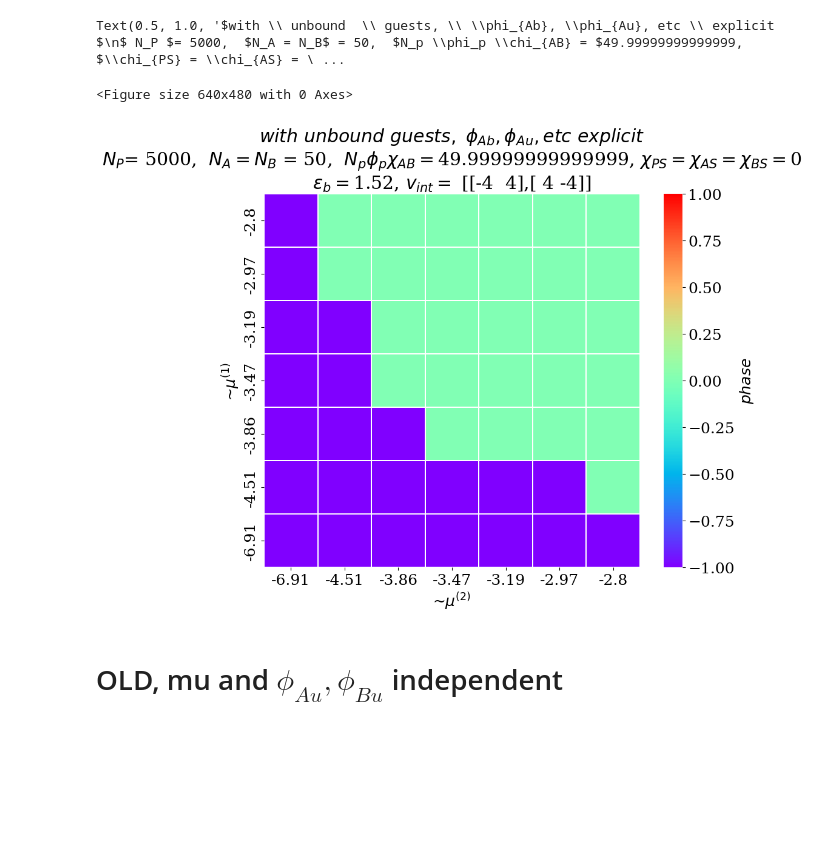
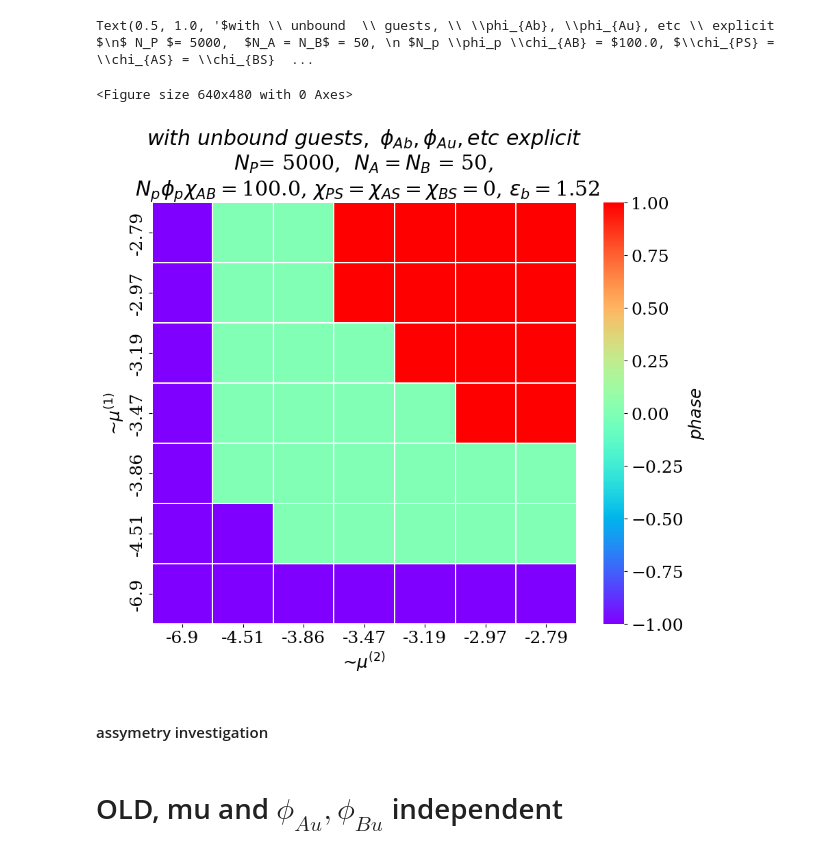
Before and after one commit to tmhabte/wlcsim_membrane, a Jupyter notebook: explicit_binder/spinodal_calc.ipynb, the cells around one changed output. Saved outputs shown, nothing was run; the diff lists cells and outputs as text; code cells hidden in the pictures; blank space fills up the shorter version.

```diff
--- a/explicit_binder/spinodal_calc.ipynb
+++ b/explicit_binder/spinodal_calc.ipynb
@@ -12,6 +12,10 @@ import matplotlib as mpl
 
 n_bind = 2 #types of proteins/marks
 e_m = np.array([1.52, 1.52]) #binding energy FOR F_BIND_ALT
+# e_m = np.array([2, 2]) #binding energy FOR F_BIND_ALT
+# e_m = np.array([1, 1]) #binding energy FOR F_BIND_ALT
+# e_m = np.array([4, 4]) #binding energy FOR F_BIND_ALT
+
 # e_m = np.array([0.52, 0.52]) #binding energy FOR F_BIND_ALT
 v_int =  np.array([[-4, 4], [4, -4]])
 phi_p = 0.6
@@ -45,7 +49,7 @@ b_P = 1
 b_A = b_P
 b_B = b_P
 
-chi_AB = 50/(N_P*phi_p)
+chi_AB = 100/(N_P*phi_p)
 
 psol = Polymer_soln(n_bind, v_int, e_m, phi_p, phi_s, \
                     poly_marks, v_s, v_p, v_A, v_B, N_P, N_A, N_B,
@@ -101,12 +186,15 @@ for i in range(len(phi_Au_arr)):
         # mu = [mu1, mu2]
         # print("mu: ", mu)
         s_bnd_A = sA_mat[i,j]
-        s_bnd_B = sA_mat[i,j]
+        s_bnd_B = sB_mat[i,j]
 
         phi_Au = phi_Au_mat[i,j]
         phi_Bu = phi_Bu_mat[i,j]
 
         phius = [phi_Au, phi_Bu]
+        # if i == 0 and j == len(phi_Au_arr)-1:
+        #     print("SA: ", s_bnd_A)
+        #     print("SB: ", s_bnd_B)
         for ik, k in enumerate(k_vec):
 
             # print(k)
@@ -198,57 +306,41 @@ array([-6.90622928, -4.50835002, -3.86173803, -3.47228768, -3.19271654,
 fig = plt.figure()
 plt.figure(figsize=(10,8))
 
 font = {'family' : 'serif',
         'weight':'normal',
         'size': 18}
 plt.rc('font', **font)
 
-
-# min_ind = 0
-# max_ind = -1
-
-# plt.scatter(phi_Au_array[np.where(multi_soln_mus == 1)[0]],phi_Bu_array[np.where(multi_soln_mus == 1)[1]])
-# k_ind = 20
-#     poly_fluc = min_eigvec_arr_allk[:,:,0]
-#     poly_fluc[np.where(np.sign(min_eigval_arr_allk) == 1) ] = 0
-
-#     prot1_fluc = min_eigvec_arr_allk[:,:,1]
-#     prot1_fluc[np.where(np.sign(min_eigval_arr_allk) == 1) ] = 0
-
-#     prot2_fluc = min_eigvec_arr_allk[:,:,2]
-#     prot2_fluc[np.where(np.sign(min_eigval_arr_allk) == 1) ] = 0
-
-# k_star_arr_DENS[np.where(np.sign(min_eigval_arr_allk_DENS) == 1) ] = np.nan
-# ax = sns.heatmap(1/(k_star_arr*b), linewidth=0.25, cmap = "cool", xticklabels=phi_Bu_array, yticklabels=phi_Au_array, cbar_kws={'label':  r"$ \frac{1}{k^*} \ (nm)$"})
 ax = sns.heatmap(spinodal, linewidth=0.25, cmap = "rainbow", xticklabels=np.round(muB_mat[0,:],2), yticklabels=np.round(muA_mat[:,0],2),\
                  cbar_kws={'label':  r"$phase$"}, vmin=-1, vmax=1)
 
 spacing = 1
 ax.set_xticks(ax.get_xticks()[::spacing])
 ax.set_xticklabels(np.round(muB_mat[0,:],2)[::spacing])#.astype(np.int64))
 ax.set_yticks(ax.get_yticks()[::spacing])
 ax.set_yticklabels(np.round(muA_mat[:,0],2)[::spacing])#.astype(np.int64))
 ax.invert_yaxis()
 
 plt.ylabel("~$\mu^{(1)}$")
 plt.xlabel("~$\mu^{(2)}$")
 
 # plt.title(r"$ignoring \ unbound  \ guests, \ equal \ prefactors \ spinodal $" +  "\n" + "$ N_P $= %s, " % N_P + " $N_A = N_B$ = %s, " % N_A + " $N_p \phi_p \chi_{AB} = $" + \
 #           str(chi_AB*N_P*phi_p) \
 #           + ", $\chi_{PS} = \chi_{AS} = \chi_{BS} =$" + str(chi_AS)
 #            +\
 #           "\n" + "$\epsilon_b = $" + str(e_m[0]) + ", $v_{int} = $ [" + str(v_int[0]) + "," + str(v_int[1]) + "]")
-plt.title(r"$with \ unbound  \ guests, \ \phi_{Ab}, \phi_{Au}, etc \ explicit $" +  "\n" + "$ N_P $= %s, " % N_P + " $N_A = N_B$ = %s, " % N_A + " $N_p \phi_p \chi_{AB} = $" + \
-          str(chi_AB*N_P*phi_p) \
-          + ", $\chi_{PS} = \chi_{AS} = \chi_{BS} =$" + str(chi_AS)
-           +\
-          "\n" + "$\epsilon_b = $" + str(e_m[0]) + ", $v_{int} = $ [" + str(v_int[0]) + "," + str(v_int[1]) + "]")
+plt.title(r"$with \ unbound  \ guests, \ \phi_{Ab}, \phi_{Au}, etc \ explicit $" +  "\n" + "$ N_P $= %s, " % N_P + " $N_A = N_B$ = %s, " % N_A  \
+          +  "\n" +" $N_p \phi_p \chi_{AB} = $" + \
+          str(np.round(chi_AB*N_P*phi_p,1)) +", $\chi_{PS} = \chi_{AS} = \chi_{BS} =$" + str(chi_AS)
+         + ", $\epsilon_b = $" + str(e_m[0]))
 
 # plt.savefig('OABS_phases.png')
 # %% [output]
-Text(0.5, 1.0, '$with \\ unbound  \\ guests, \\ \\phi_{Ab}, \\phi_{Au}, etc \\ explicit $\n$ N_P $= 5000,  $N_A = N_B$ = 50,  $N_p \\phi_p \\chi_{AB} = $49.99999999999999, $\\chi_{PS} = \\chi_{AS} = \ ...
+Text(0.5, 1.0, '$with \\ unbound  \\ guests, \\ \\phi_{Ab}, \\phi_{Au}, etc \\ explicit $\n$ N_P $= 5000,  $N_A = N_B$ = 50, \n $N_p \\phi_p \\chi_{AB} = $100.0, $\\chi_{PS} = \\chi_{AS} = \\chi_{BS}  ...
 <Figure size 640x480 with 0 Axes>
-[figure, old version]
+[figure, new version]
+# %% [markdown]
+#### assymetry investigation
 # %% [markdown]
 # OLD, mu and $\phi_{Au},\phi_{Bu}$ independent
 # %% [markdown]
```
Also changed, not shown: parts of 22 cells of this notebook, 1 other file.
